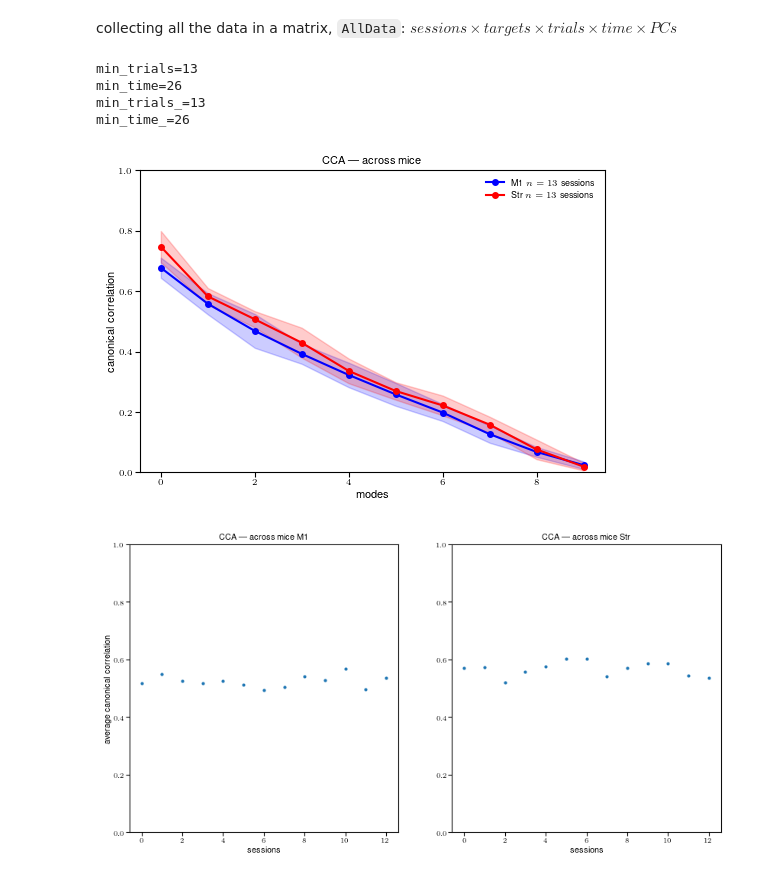
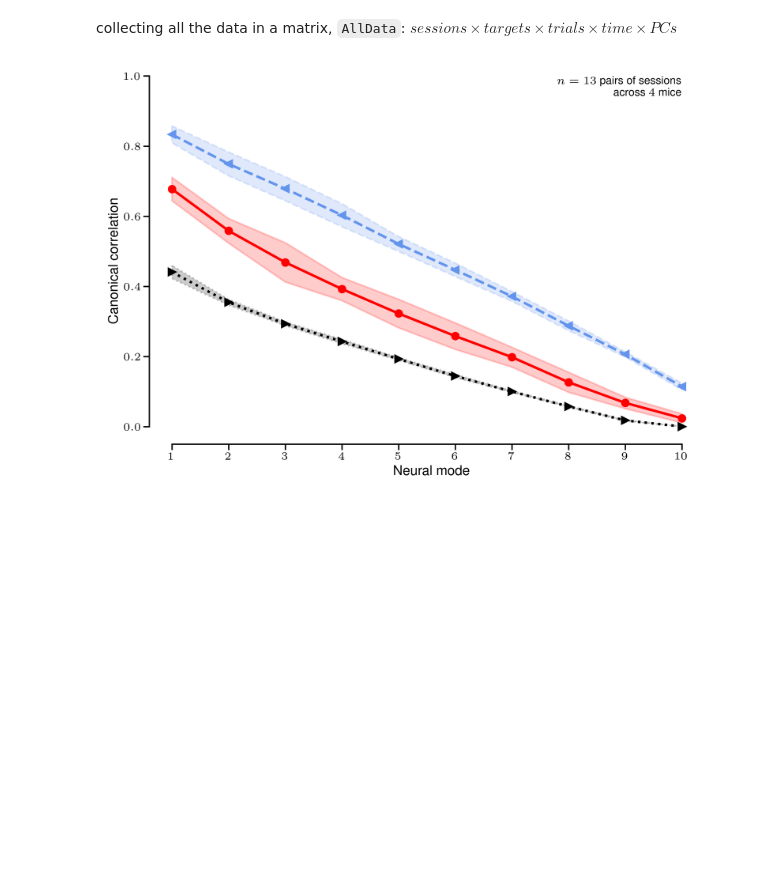
Before and after one commit to AtMostafa/multi-animal-alignment, a Jupyter notebook: mouse/cca-pull.ipynb, the cells around one changed output. Drawn from its saved outputs; the diff is of its cells as text; code cells hidden in the pictures; blank space fills up the shorter version.

```diff
--- a/mouse/cca-pull.ipynb
+++ b/mouse/cca-pull.ipynb
@@ -142,8 +126,8 @@ len(pairFileList2)=13
 # %% [markdown]
 collecting all the data in a matrix, `AllData`: $sessions \times targets \times  trials \times time \times PCs$
 # %%
-def plot_mouse_cca(ax, ax_hist, allDFs_M1):
-    defs = mouse_defs
+def plot_mouse_cca(ax, allDFs_M1):
+    defs = params.mouse_defs
 
     pairFileList1 = []
     for I, df1 in enumerate(allDFs_M1):
@@ -152,8 +136,8 @@ def plot_mouse_cca(ax, ax_hist, allDFs_M1):
             pairFileList1.append((I,J))
     side1df = [allDFs_M1[i] for i,_ in pairFileList1]
     side2df = [allDFs_M1[j] for _,j in pairFileList1]
-    AllData1 = dt.get_data_array(side1df, defs.exec_epoch, area=defs.areas[0], model=defs.n_components)
-    AllData2 = dt.get_data_array(side2df, defs.exec_epoch, area=defs.areas[0], model=defs.n_components)
+    AllData1 = dt.get_data_array(side1df, defs.exec_epoch_pull, area=defs.areas[0], model=defs.n_components)
+    AllData2 = dt.get_data_array(side2df, defs.exec_epoch_pull, area=defs.areas[0], model=defs.n_components)
     _,_, min_trials, min_time,_ = np.min((AllData1.shape,AllData2.shape),axis=0)
     allCCs=[]
     for sessionData1,sessionData2 in zip(AllData1,AllData2):
@@ -163,7 +147,7 @@ def plot_mouse_cca(ax, ax_hist, allDFs_M1):
     allCCs = np.array(allCCs).T
 
     # upper bound
-    AllData1 = dt.get_data_array(allDFs_M1, defs.exec_epoch, area=defs.areas[0], model=defs.n_components)
+    AllData1 = dt.get_data_array(allDFs_M1, defs.exec_epoch_pull, area=defs.areas[0], model=defs.n_components)
     n_iter = params.n_iter * 10
     n_shared_trial1 = AllData1.shape[2]
     trialList1 = np.arange(n_shared_trial1)
@@ -190,7 +174,7 @@ def plot_mouse_cca(ax, ax_hist, allDFs_M1):
             pairFileList1.append((I,J))
     side1df = [allDFs_M1[i] for i,_ in pairFileList1]
     side2df = [allDFs_M1[j] for _,j in pairFileList1]
-    len_trial = int(np.round(np.diff(defs.WINDOW_exec)/defs.BIN_SIZE))
+    len_trial = int(np.round(np.diff(defs.WINDOW_exec_pull)/defs.BIN_SIZE_PULL))
 
     AllData1 = dt.get_data_array(side1df, area=defs.areas[0], model=defs.n_components)
     AllData2 = dt.get_data_array(side2df, area=defs.areas[0], model=defs.n_components)
@@ -230,31 +214,7 @@ def plot_mouse_cca(ax, ax_hist, allDFs_M1):
     ax.spines['left'].set_bounds([0,1])
     ax.text(x=defs.n_components, y=1, s= f'$n={CCsL.shape[1]}$ pairs of sessions\nacross $4$ mice',
             ha='right', va='top', fontsize=mpl.rcParams['xtick.labelsize'])
-
-    #plot the hist
-
-    bins = np.arange(0,1,0.05)
-    ax_hist.xaxis.set_visible(False)
-    ax_hist.set_facecolor('None')
-    ax_hist.spines['bottom'].set_visible(False)
-    ax_hist.spines['right'].set_visible(False)
-    ax_hist.spines['top'].set_visible(False)
-    ax_hist.spines['left'].set_bounds([0,1])
-    ax_hist.set_ylim([-.05,1])
-    ax_hist.hist(allCCs[:4,:].mean(axis=0), bins=bins, density=True, label=f'($n={allCCs.shape[1]}$)',
-            color=params.colors.MainCC, alpha=.8, orientation='horizontal')
-    ax_hist.hist(CCsU[:4,:].mean(axis=0), bins=bins, density=True,label=f'($n={CCsU.shape[1]}$)',
-            color=params.colors.UpperCC, alpha=.8, orientation='horizontal')
-    ax_hist.hist(CCsL[:4,:].mean(axis=0), bins=bins, density=True, label=f'($n={CCsL.shape[1]}$)',
-            color=params.colors.LowerCC, alpha=.8, orientation='horizontal')
-
-    ax_hist.tick_params('y', direction='out')
-    ax_hist.set_yticklabels([])
-    ax_hist.legend(loc=(0,-0.05))
-# %% [output]
-min_trials=13
-min_time=26
-min_trials_=13
-min_time_=26
-[figure, removed]
-[figure, removed]
+# %%
+plot_mouse_cca(plt.gca(), allDFs_M1)
+# %% [output]
+[figure, added]
```
Also changed, not shown: parts of 4 cells of this notebook, 1 other file.
